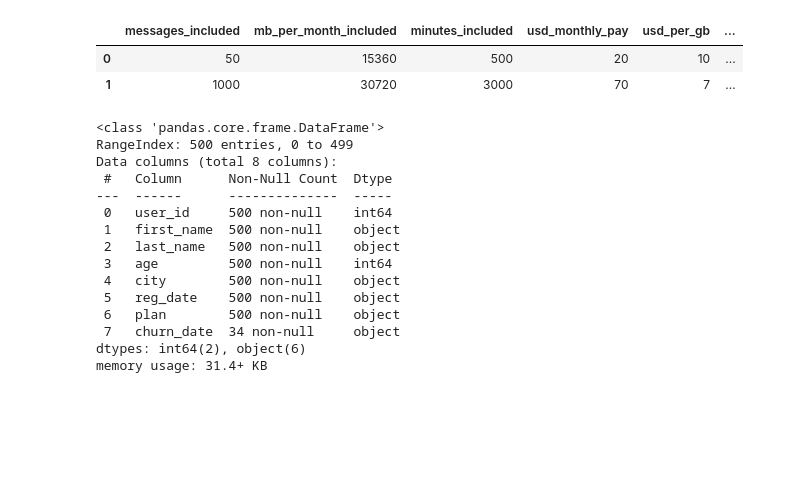
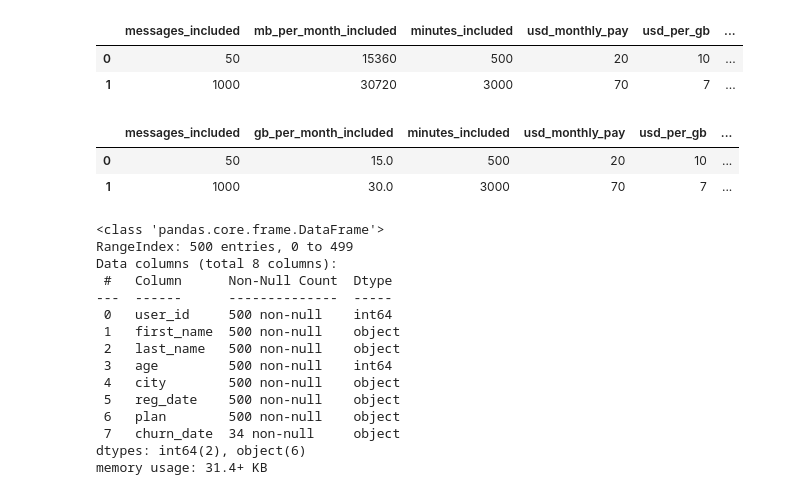
Before and after one commit to Dussand/telecomunicaciones_megaline, a Jupyter notebook: analisis_data.ipynb, the cells around one changed output. Drawn from its saved outputs; the diff is of its cells as text; code cells hidden in the pictures; blank space fills up the shorter version.

```diff
--- a/analisis_data.ipynb
+++ b/analisis_data.ipynb
@@ -128,6 +128,14 @@ mega_plans = mega_plans.rename(columns = {'mb_per_month_included':'gb_per_month_
 
 #Asi como tambien llevaremos los mb a gb redondeados
 mega_plans['gb_per_month_included'] = round(mega_plans['gb_per_month_included'] / 1024)
+# %%
+#lo convertimo a mayuscula para un mejor analisis
+mega_plans['plan_name'] = mega_plans['plan_name'].str.upper()
+mega_plans
+# %% [output]
+|  | messages_included | gb_per_month_included | minutes_included | usd_monthly_pay | usd_per_gb | ... |
+| 0 | 50 | 15.0 | 500 | 20 | 10 | ... |
+| 1 | 1000 | 30.0 | 3000 | 70 | 7 | ... |
 # %%
 mega_users.info()
 # %% [output]
```
Also changed, not shown: parts of 2 cells of this notebook.
